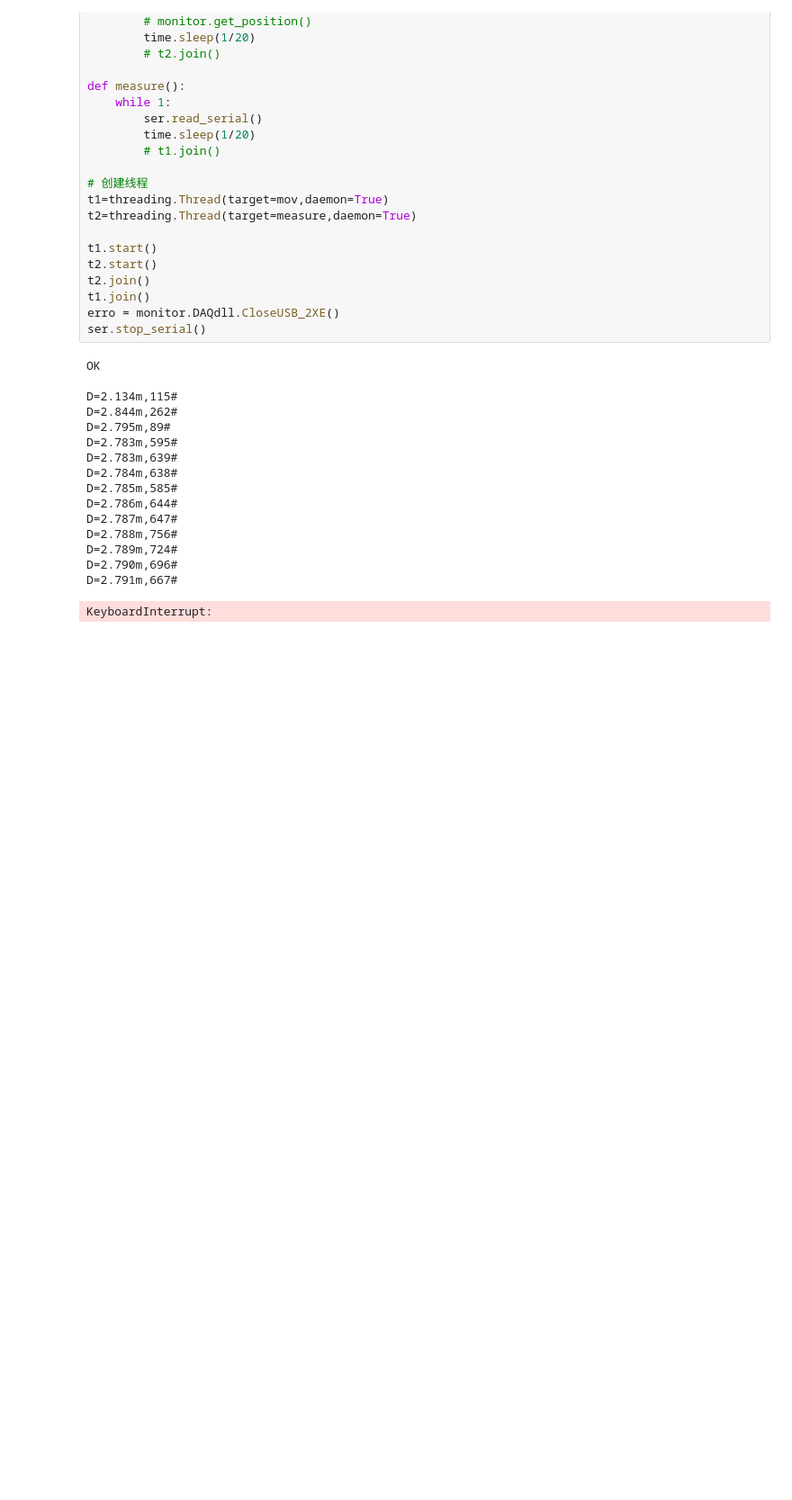
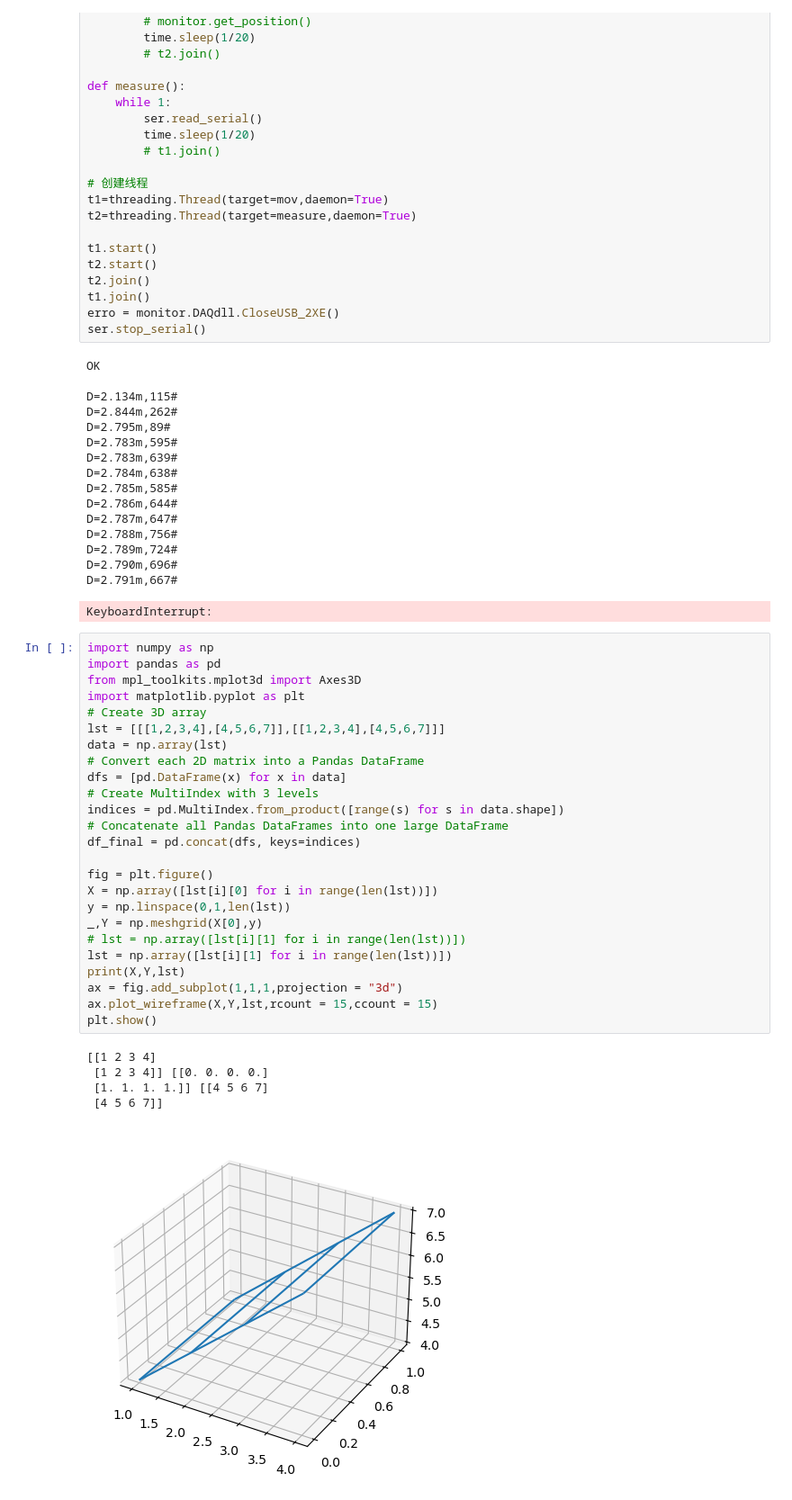
Before and after one commit to SophistGuaPi/laser-radar-project, a Jupyter notebook: test1.ipynb, the cells around one changed output. Shown: that part at 90% size. Cells and saved outputs as stored; diff of their text form; blank space fills up the shorter version.

```diff
--- a/test1.ipynb
+++ b/test1.ipynb
@@ -55,3 +55,34 @@ D=2.789m,724#
 D=2.790m,696#
 D=2.791m,667#
 KeyboardInterrupt:
+# %%
+import numpy as np
+import pandas as pd
+from mpl_toolkits.mplot3d import Axes3D
+import matplotlib.pyplot as plt
+# Create 3D array
+lst = [[[1,2,3,4],[4,5,6,7]],[[1,2,3,4],[4,5,6,7]]]
+data = np.array(lst)
+# Convert each 2D matrix into a Pandas DataFrame
+dfs = [pd.DataFrame(x) for x in data]
+# Create MultiIndex with 3 levels
+indices = pd.MultiIndex.from_product([range(s) for s in data.shape])
+# Concatenate all Pandas DataFrames into one large DataFrame
+df_final = pd.concat(dfs, keys=indices)
+
+fig = plt.figure()
+X = np.array([lst[i][0] for i in range(len(lst))])
+y = np.linspace(0,1,len(lst))
+_,Y = np.meshgrid(X[0],y)
+# lst = np.array([lst[i][1] for i in range(len(lst))])
+lst = np.array([lst[i][1] for i in range(len(lst))])
+print(X,Y,lst)
+ax = fig.add_subplot(1,1,1,projection = "3d")
+ax.plot_wireframe(X,Y,lst,rcount = 15,ccount = 15)
+plt.show()
+# %% [output]
+[[1 2 3 4]
+ [1 2 3 4]] [[0. 0. 0. 0.]
+ [1. 1. 1. 1.]] [[4 5 6 7]
+ [4 5 6 7]]
+[figure, added]
```
Also changed, not shown: parts of 5 cells of this notebook, 4 other files.
